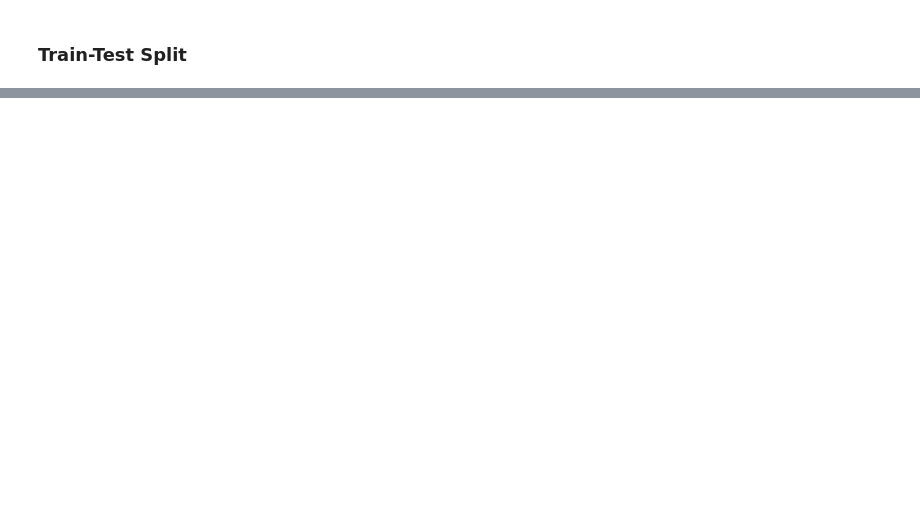
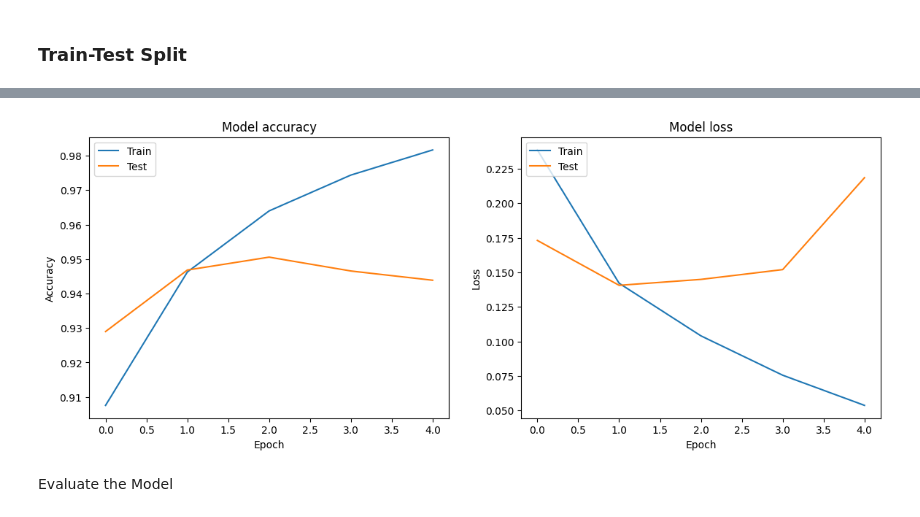
Before and after one commit to namrata1104/Fake_news_detection, a Jupyter notebook: notebooks/fakenews-jarrod.ipynb, the cells around one changed output, grey strips where cells are left out. Cells and saved outputs as stored; diff of their text form; code cells hidden in the pictures; blank space fills up the shorter version.

```diff
--- a/notebooks/fakenews-jarrod.ipynb
+++ b/notebooks/fakenews-jarrod.ipynb
@@ -251,0 +410,6 @@ with open('trained_rnn_model_1.pkl', 'wb') as file:
+# %%
+# Adjust the Adam optimizer parameters
+optimizer = RMSprop()
+
+# Compile the model
+rnn_model_2.compile(optimizer=optimizer, loss='binary_crossentropy', metrics=['accuracy'])
@@ -251,0 +418,12 @@ with open('trained_rnn_model_1.pkl', 'wb') as file:
+# %%
+# Early stopping
+early_stopping = EarlyStopping(monitor='val_loss', patience=3, restore_best_weights=True)
+
+# Train the model with early stopping and model checkpoint
+history_2 = rnn_model_2.fit(
+    X_train, y_train,
+    epochs=10,
+    batch_size=64,
+    validation_data=(X_test, y_test),
+    callbacks=[early_stopping]
+)
@@ -251,0 +441,26 @@ with open('trained_rnn_model_1.pkl', 'wb') as file:
+# %%
+# Plot training & validation accuracy values
+plt.figure(figsize=(14, 5))
+
+plt.subplot(1, 2, 1)
+plt.plot(history_2.history['accuracy'])
+plt.plot(history_2.history['val_accuracy'])
+plt.title('Model accuracy')
+plt.ylabel('Accuracy')
+plt.xlabel('Epoch')
+plt.legend(['Train', 'Test'], loc='upper left')
+
+# Plot training & validation loss values
+plt.subplot(1, 2, 2)
+plt.plot(history_2.history['loss'])
+plt.plot(history_2.history['val_loss'])
+plt.title('Model loss')
+plt.ylabel('Loss')
+plt.xlabel('Epoch')
+plt.legend(['Train', 'Test'], loc='upper left')
+
+plt.show()
+# %% [output]
+[figure, added]
+# %% [markdown]
+Evaluate the Model
```
Also changed, not shown: parts of 56 cells of this notebook.
